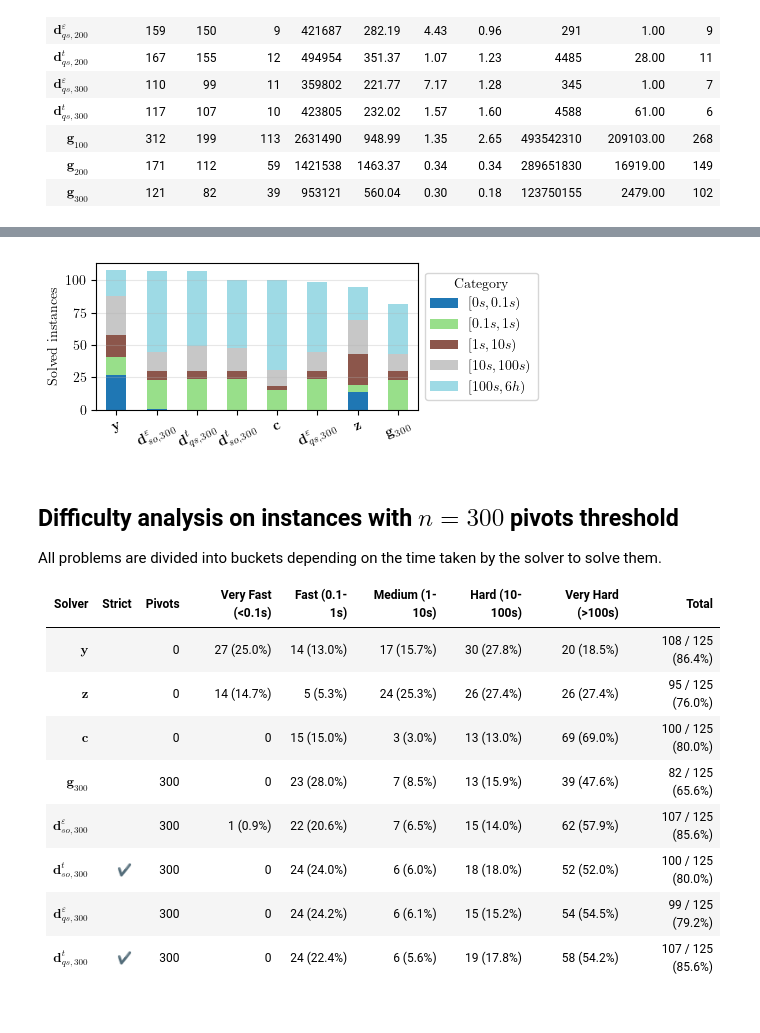
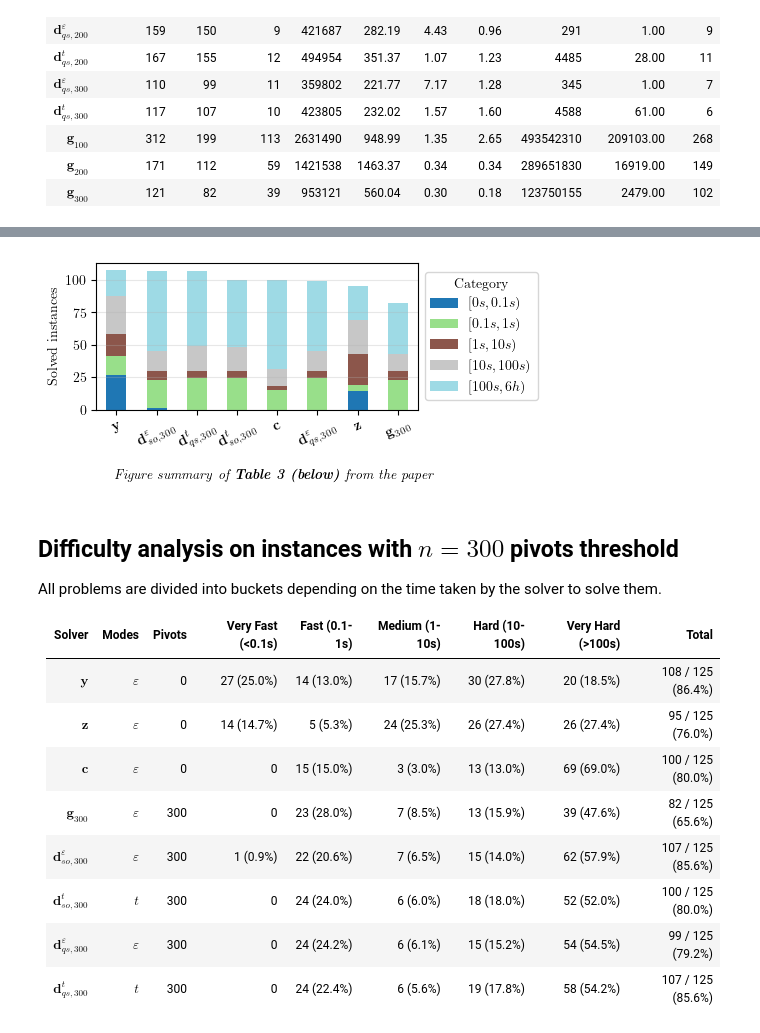
Before and after one commit to TendTo/cvc5, a Jupyter notebook: benchmarks/results-explore.ipynb, the cells around one changed output, grey strips where cells are left out. Saved outputs shown, nothing was run; the diff lists cells and outputs as text; code cells hidden in the pictures.

```diff
--- a/benchmarks/results-explore.ipynb
+++ b/benchmarks/results-explore.ipynb
@@ -477,31 +413,32 @@ All problems are divided into buckets depending on the time taken by the solver
 # %%
 md(difficulty_analysis(
     solvers_analysis=[
         others_results.get("yices", SolverResult.empty()).apply_filter(lambda df: in_n(df, 300)),
         others_results.get("z3", SolverResult.empty()).apply_filter(lambda df: in_n(df, 300)),
         others_results.get("cvc5", SolverResult.empty()).apply_filter(lambda df: in_n(df, 300)),
         others_results.get("glpk_i300", SolverResult.empty()),
         results.get("soplex_i300", SolverResult.empty()),
         results.get("soplex_i300_strict", SolverResult.empty()),
         results.get("qsoptex_i300", SolverResult.empty()),
         results.get("qsoptex_i300_strict", SolverResult.empty()),
     ],
    total_count= len(instances_300),
    group_name="instances with $n = 300$ pivots threshold",
+   fig_caption=r"$\textit{Figure summary of \textbf{Table 3 (below)} from the paper}$"
 ))
 # %% [output]
-[figure, old version]
+[figure, new version]
 ## Difficulty analysis on instances with $n = 300$ pivots threshold
 
 All problems are divided into buckets depending on the time taken by the solver to solve them.
 
-| Solver | Strict | Pivots | Very Fast (<0.1s) | Fast (0.1-1s) | Medium (1-10s) | Hard (10-100s) | Very Hard (>100s) | Total |
+| Solver | Modes  | Pivots | Very Fast (<0.1s) | Fast (0.1-1s) | Medium (1-10s) | Hard (10-100s) | Very Hard (>100s) | Total |
 | ------ | ------ | ------ | ----------------- | ------------- | -------------- | -------------- | ----------------- | ----- |
-| $ \textbf{y} $ |  | 0 | 27 (25.0%) | 14 (13.0%) | 17 (15.7%) | 30 (27.8%) | 20 (18.5%) | 108 / 125 (86.4%)
-| $ \textbf{z} $ |  | 0 | 14 (14.7%) | 5 (5.3%) | 24 (25.3%) | 26 (27.4%) | 26 (27.4%) | 95 / 125 (76.0%)
-| $ \textbf{c} $ |  | 0 | 0 | 15 (15.0%) | 3 (3.0%) | 13 (13.0%) | 69 (69.0%) | 100 / 125 (80.0%)
-| $ \textbf{g}_{300} $ |  | 300 | 0 | 23 (28.0%) | 7 (8.5%) | 13 (15.9%) | 39 (47.6%) | 82 / 125 (65.6%)
-| $ \textbf{d}_{so,300}^\varepsilon $ |  | 300 | 1 (0.9%) | 22 (20.6%) | 7 (6.5%) | 15 (14.0%) | 62 (57.9%) | 107 / 125 (85.6%)
-| $ \textbf{d}_{so,300}^t $ | ✔ | 300 | 0 | 24 (24.0%) | 6 (6.0%) | 18 (18.0%) | 52 (52.0%) | 100 / 125 (80.0%)
-| $ \textbf{d}_{qs,300}^\varepsilon $ |  | 300 | 0 | 24 (24.2%) | 6 (6.1%) | 15 (15.2%) | 54 (54.5%) | 99 / 125 (79.2%)
-| $ \textbf{d}_{qs,300}^t $ | ✔ | 300 | 0 | 24 (22.4%) | 6 (5.6%) | 19 (17.8%) | 58 (54.2%) | 107 / 125 (85.6%)
+| $ \textbf{y} $ | $\varepsilon$ | 0 | 27 (25.0%) | 14 (13.0%) | 17 (15.7%) | 30 (27.8%) | 20 (18.5%) | 108 / 125 (86.4%)
+| $ \textbf{z} $ | $\varepsilon$ | 0 | 14 (14.7%) | 5 (5.3%) | 24 (25.3%) | 26 (27.4%) | 26 (27.4%) | 95 / 125 (76.0%)
+| $ \textbf{c} $ | $\varepsilon$ | 0 | 0 | 15 (15.0%) | 3 (3.0%) | 13 (13.0%) | 69 (69.0%) | 100 / 125 (80.0%)
+| $ \textbf{g}_{300} $ | $\varepsilon$ | 300 | 0 | 23 (28.0%) | 7 (8.5%) | 13 (15.9%) | 39 (47.6%) | 82 / 125 (65.6%)
+| $ \textbf{d}_{so,300}^\varepsilon $ | $\varepsilon$ | 300 | 1 (0.9%) | 22 (20.6%) | 7 (6.5%) | 15 (14.0%) | 62 (57.9%) | 107 / 125 (85.6%)
+| $ \textbf{d}_{so,300}^t $ | $t$ | 300 | 0 | 24 (24.0%) | 6 (6.0%) | 18 (18.0%) | 52 (52.0%) | 100 / 125 (80.0%)
+| $ \textbf{d}_{qs,300}^\varepsilon $ | $\varepsilon$ | 300 | 0 | 24 (24.2%) | 6 (6.1%) | 15 (15.2%) | 54 (54.5%) | 99 / 125 (79.2%)
+| $ \textbf{d}_{qs,300}^t $ | $t$ | 300 | 0 | 24 (22.4%) | 6 (5.6%) | 19 (17.8%) | 58 (54.2%) | 107 / 125 (85.6%)
```
Also changed, not shown: parts of 63 cells of this notebook, 3 other files.
